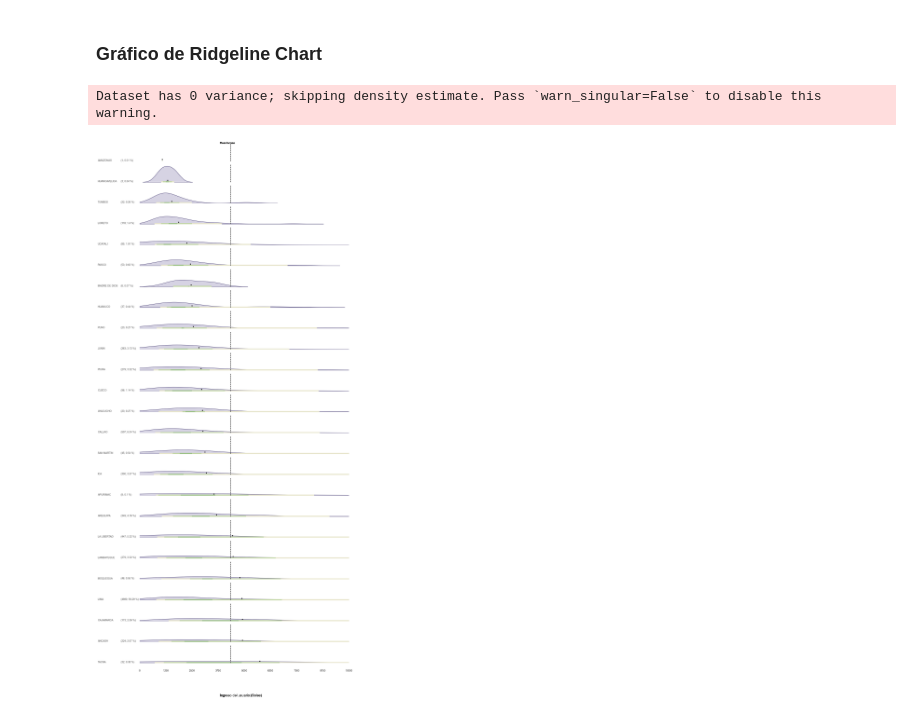
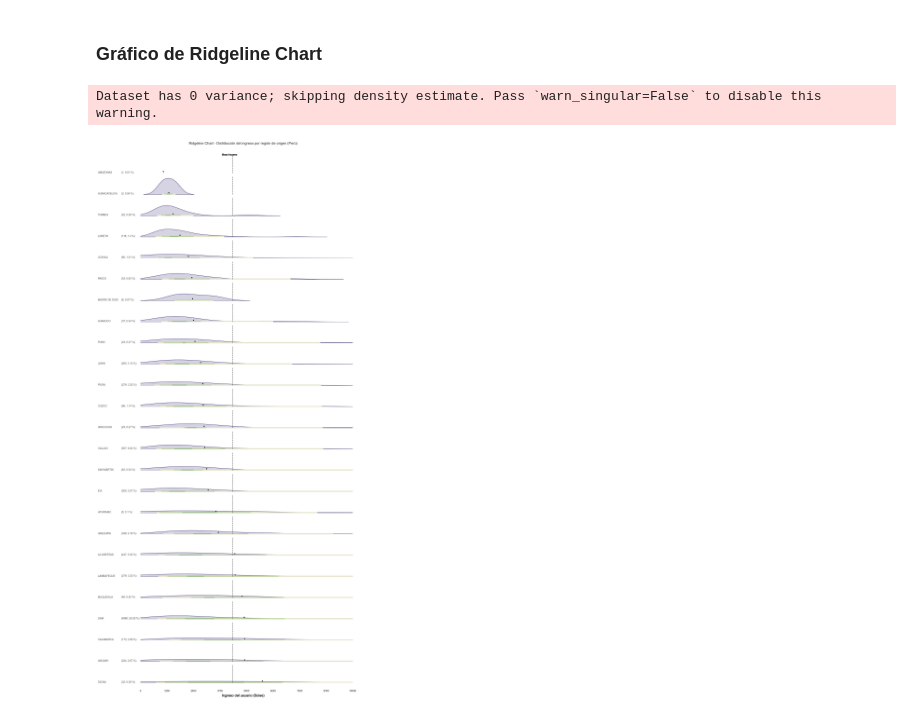
Before and after one commit to JoseC468/data_visualization, a Jupyter notebook: pec_visualizacion2.ipynb, the cells around one changed output. Drawn from its saved outputs; the diff is of its cells as text; code cells hidden in the pictures.

```diff
--- a/pec_visualizacion2.ipynb
+++ b/pec_visualizacion2.ipynb
@@ -272,32 +272,35 @@ for i, word in enumerate(words):
                 value, -0.0005,
                 f'{value}',
                 ha='center',
                 fontsize=10
             )
 
     # x axis label
     text = "Ingreso del usuario (Soles)"
     fig.text(
-        0.5, 0.06,
+        0.5, 0.09,
         text,
         ha='center',
         fontsize=14,
         # fontproperties=fira_sans_regular
     )
 
     # reference line label
     text = 'Mean Income'
     fig.text(
         0.45, 0.88,
         text,
         ha='center',
         fontsize=10
     )
     # remove axis
     axs[i].set_axis_off()
 
+# Set title for the plot
+plt.suptitle('Ridgeline Chart - Distribución del ingreso por región de origen (Perú)', fontsize=14, y=0.9)
+# Mostrar el grafo
 plt.savefig(r'D:\MasterUOC\Clases\3er_Semestre\VisualizacionDatos\venv_view\Graph\RidgelineChart.png', dpi=300, bbox_inches='tight')
 plt.show()
 # %% [output]
 Dataset has 0 variance; skipping density estimate. Pass `warn_singular=False` to disable this warning.
-[figure, old version]
+[figure, new version]
```
Also changed, not shown: parts of 1 cell of this notebook, 3 other files.
